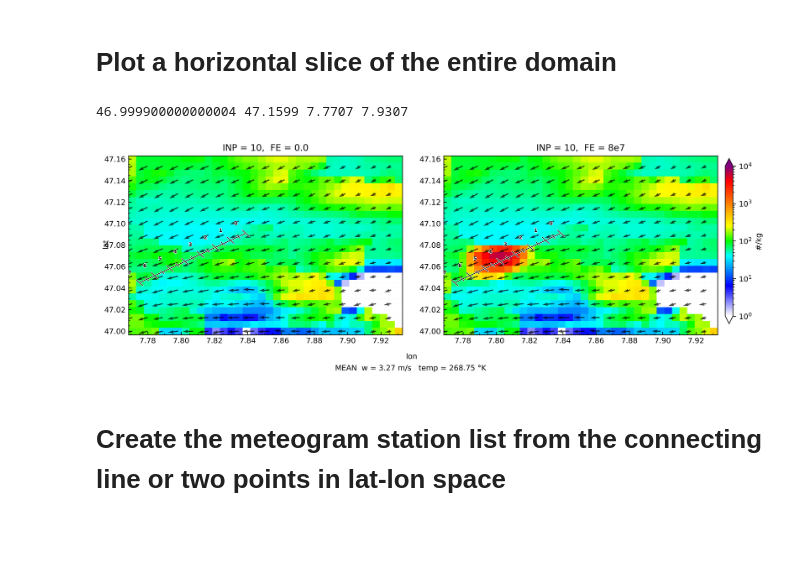
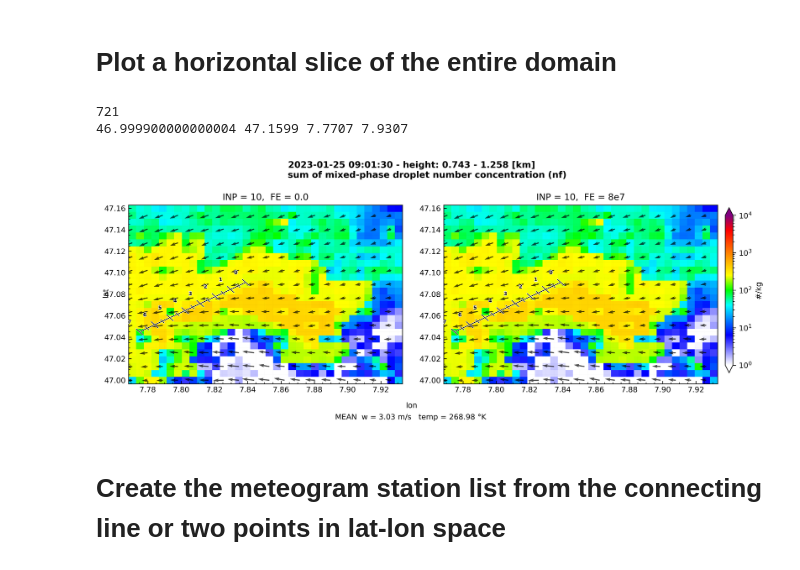
Before and after one commit to KarlJohnsonnn/comso-specs-eriswil, a Jupyter notebook: python/CS-3D-quicklooks-example.ipynb, the cells around one changed output. Saved outputs shown, nothing was run; the diff lists cells and outputs as text; code cells hidden in the pictures; blank space fills up the shorter version.

Commit message:
updated README.md and adapted to new JSON file structure

```diff
--- a/python/CS-3D-quicklooks-example.ipynb
+++ b/python/CS-3D-quicklooks-example.ipynb
@@ -70,11 +72,3 @@ all nc files:
  '/work/bb1262/user/schimmel/cosmo-specs-torch//cosmo-specs/testcases/RUN_ERISWILL_TESTCASE01/cs-eriswil__20230821_172639/M_20230821_173542.nc']
 # %% [markdown]
 # Load files from Meta Data
-# %%
-meta_path = data_path + f'{test_case}.json'
-
-with open(meta_path) as f:
-   metadata = json.load(f)
-
-d3_files = [data_path + '3D_' + file + '.nc' for file in metadata.keys()]
-d3_files
@@ -120,7 +116,11 @@ date_list
 importlib.reload(vizz)
 
 key = next(iter(data))
+print(data[key].time.size)
+
 var_name = 'nf'
+it = 6
+
 
 plot1 = vizz.MultiPanelPlot(
     data,
@@ -130,36 +130,38 @@ plot1 = vizz.MultiPanelPlot(
     ncols       = 2,
     mode        = 'area',
     vmin        = 1.0,
     vmax        = 1.0e4,
     timeframe   = 'single', # 'all', 'single'
-    timestep0   = 400,
+    timestep0   = it,
     latlon      = True,
     windvectors = True
     )
 
 
 
 # Define start and end points for the ruler
 lat_start, lon_start = 47.045, 7.775
 lat_end, lon_end = 47.0910, 7.8388
 iha, ihe = 41, 49
 
 plot1.add_ruler(lat_start, lon_start, lat_end, lon_end)
 
 # save all frames to individual pngs
-for i in tqdm(range(41, 41)):
+for i in tqdm(range(it,it+1)):
+    #for i in tqdm(range(data[key].time.size)):
 
     tit = f"{data[key].time.values[i]}"
     dt0 = datetime.datetime.strptime(metadata[key[3:]]["RUNCTL.ydate_ini"], "%Y%m%d%H")
     dti = dt0 + i*datetime.timedelta(seconds=15)
     tit = f'{str(dti)} - height: {plot1.height[ihe]:.3f} - {plot1.height[iha]:.3f} [km]\n\
           sum of {data[next(iter(data))][var_name].attrs["long_name"]} ({var_name})'
 
     plot1.display(timestep=i, title=tit)
     plot1.save_figure(f'/{plots_path}/{str(i).zfill(3)}_nf.png')
 # %% [output]
+721
 46.999900000000004 47.1599 7.7707 7.9307
-[figure, old version]
+[figure, new version]
 # %% [markdown]
 # Create the meteogram station list from the connecting line or two points in lat-lon space
 # %%
```
Also changed, not shown: parts of 5 cells of this notebook, 3 other files.
